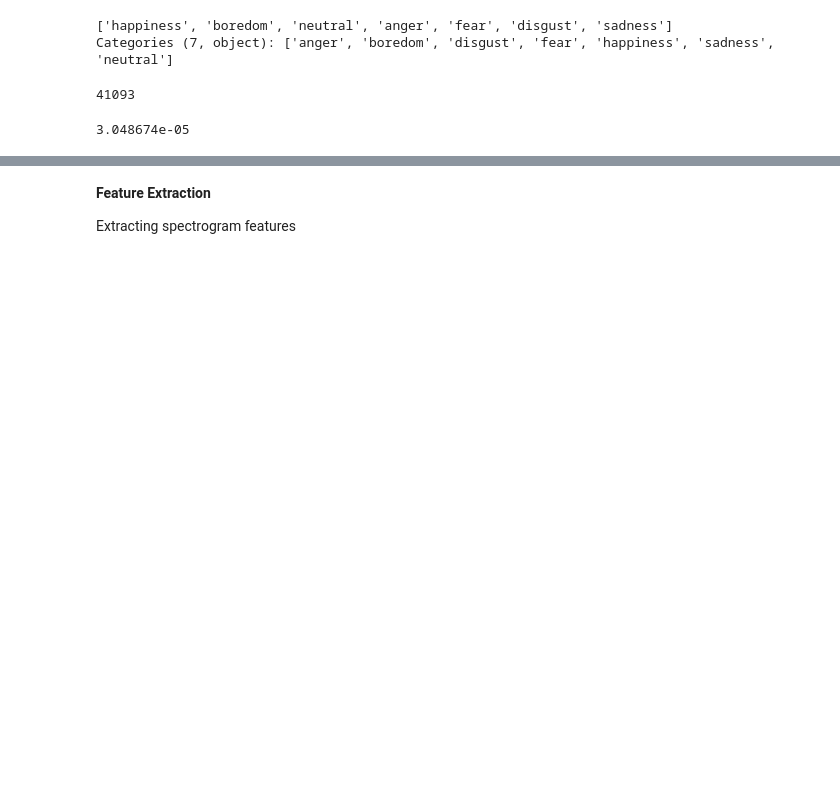
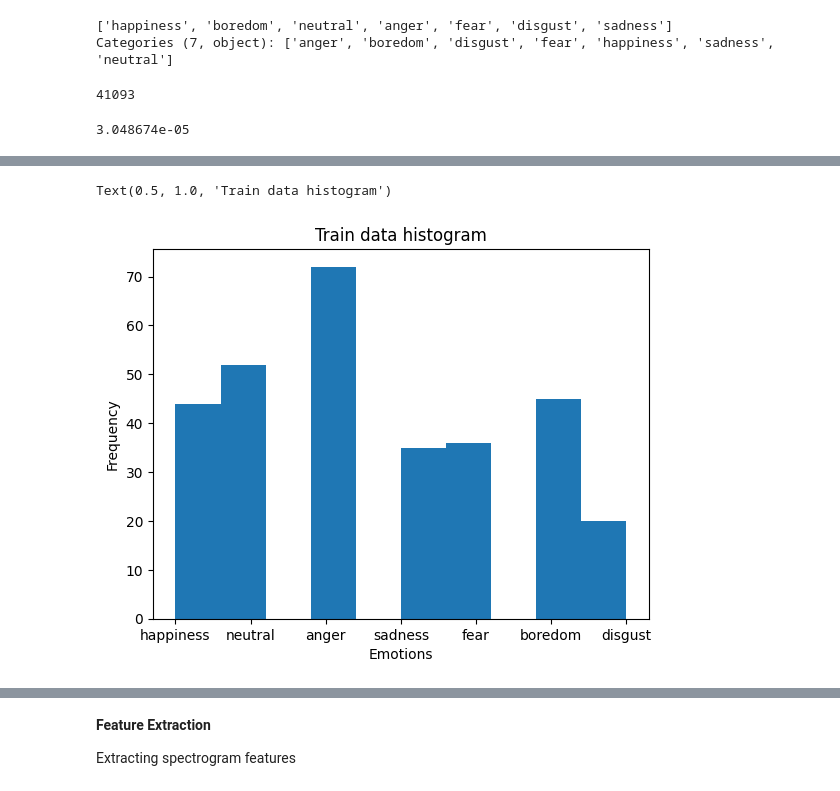
Before and after one commit to dittymathew/emotion_detection_audio, a Jupyter notebook: emotion_detect_spectrogram.ipynb, the cells around one changed output, grey strips where cells are left out. Cells and saved outputs as stored; diff of their text form; code cells hidden in the pictures; blank space fills up the shorter version.

```diff
--- a/emotion_detect_spectrogram.ipynb
+++ b/emotion_detect_spectrogram.ipynb
@@ -155,0 +153,8 @@ plt.hist(df_test['label'])
+# %%
+plt.hist(df_train['emotion'])
+plt.xlabel('Emotions')
+plt.ylabel('Frequency')
+plt.title('Train data histogram')
+# %% [output]
+Text(0.5, 1.0, 'Train data histogram')
+[figure, added]
```
Also changed, not shown: parts of 40 cells of this notebook, 1 other file.
